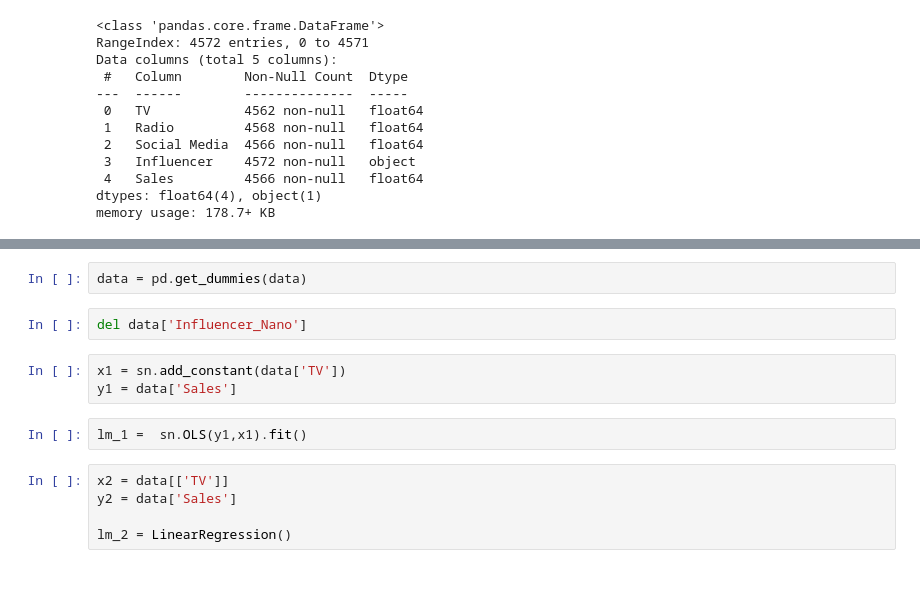
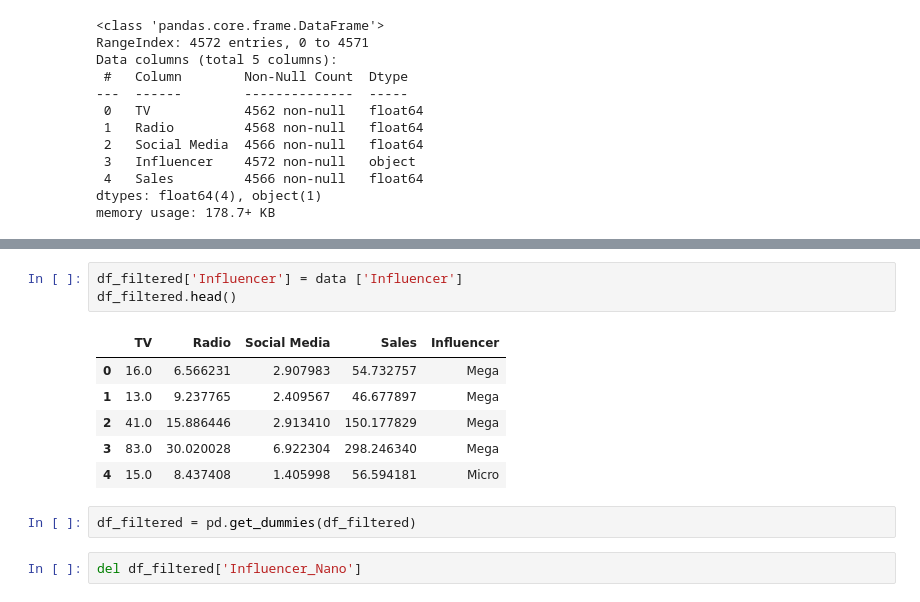
Before and after one commit to Glamorous9754/Practice-in-Jupyter, a Jupyter notebook: Assignment_3.ipynb, the cells around one changed output, grey strips where cells are left out. Saved outputs shown, nothing was run; the diff lists cells and outputs as text.

```diff
--- a/Assignment_3.ipynb
+++ b/Assignment_3.ipynb
@@ -55,14 +76,14 @@ memory usage: 178.7+ KB
+# %%
+df_filtered['Influencer'] = data ['Influencer']
+df_filtered.head()
+# %% [output]
+|  | TV | Radio | Social Media | Sales | Influencer |
+| 0 | 16.0 | 6.566231 | 2.907983 | 54.732757 | Mega |
+| 1 | 13.0 | 9.237765 | 2.409567 | 46.677897 | Mega |
+| 2 | 41.0 | 15.886446 | 2.913410 | 150.177829 | Mega |
+| 3 | 83.0 | 30.020028 | 6.922304 | 298.246340 | Mega |
+| 4 | 15.0 | 8.437408 | 1.405998 | 56.594181 | Micro |
 # %%
-data = pd.get_dummies(data)
+df_filtered = pd.get_dummies(df_filtered)
 # %%
-del data['Influencer_Nano']
+del df_filtered['Influencer_Nano']
-# %%
-x1 = sn.add_constant(data['TV'])
-y1 = data['Sales']
-# %%
-lm_1 =  sn.OLS(y1,x1).fit()
-# %%
-x2 = data[['TV']]
-y2 = data['Sales']
-
-lm_2 = LinearRegression()
```
Also changed, not shown: parts of 31 cells of this notebook, 1 other file.
